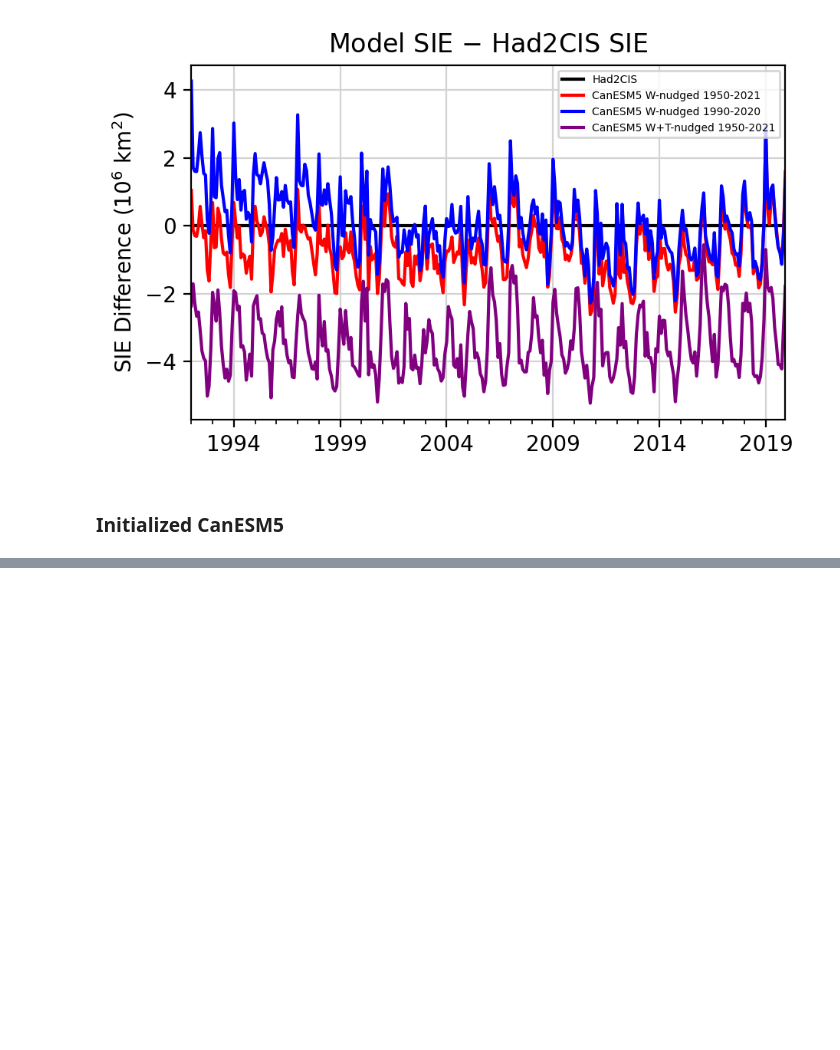
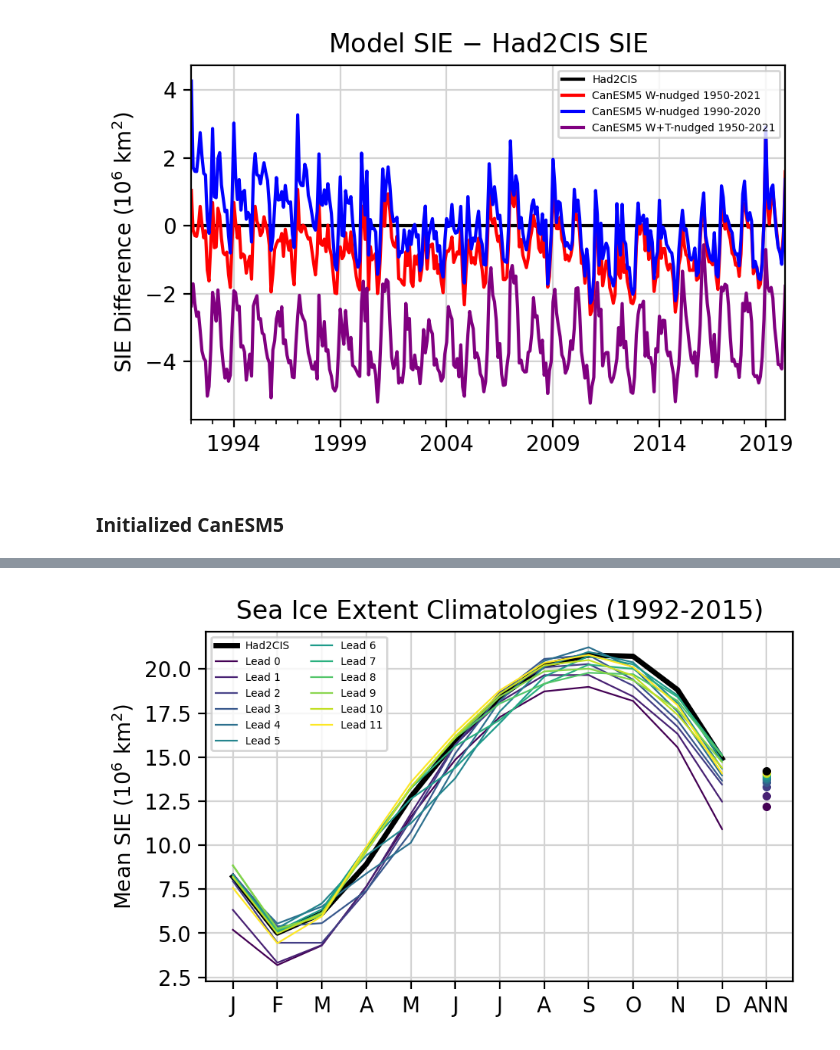
Before and after one commit to bobby-payne/icepack, a Jupyter notebook: Timeseries Plots.ipynb, the cells around one changed output, grey strips where cells are left out. Saved outputs shown, nothing was run; the diff lists cells and outputs as text; code cells hidden in the pictures; blank space fills up the shorter version.

Commit message:
added initialized CanESM5 climatology

```diff
--- a/Timeseries Plots.ipynb
+++ b/Timeseries Plots.ipynb
@@ -110,10 +112,11 @@ for i in range(len(sic_list)):
     im = i + 1
     sic_list[i] = sic_list[i].assign_coords(lead=(sic_list[i]['time.month'] - im)%12)
 
-# sort by LEAD TIME
+# sort by LEAD TIME and SIE, anomalies, climatology.
 sic_CanESM5_init = [xr.merge([sic_list[im-1].where(sic_list[im-1]['lead']==lead,drop=True) for im in np.arange(1,13)]) for lead in range(12)]
 sie_CanESM5_init = [sic_to_sie(sic, grid, lat_bounds=(-90,0), sic_label='SICN', lat_label='latitude', lon_label='longitude', ensemble='mean').drop_vars('lead').load() for sic in sic_CanESM5_init]
 sie_anom_CanESM5_init = [remove_trend(sie,'SIE',method=method,ref_period=daterange) for sie in sie_CanESM5_init]
+sie_clim_CanESM5_init = [get_climatology(sie,var='SIE',ref_period=daterange_clim) for sie in sie_CanESM5_init]
 # %% [output]
 0 ../data/model/CanESM5/init/sic_1x1/sf_chfp3b_1x1_1980_m01_2020_m12_ens10_sicn.nc
 1 ../data/model/CanESM5/init/sic_1x1/sf_chfp3b_1x1_1980_m02_2021_m01_ens10_sicn.nc
@@ -268,0 +273,27 @@ plt.show()
+# %%
+fix,ax=plt.subplots(1,1,figsize=(5,3),dpi=200)
+
+# The data to be plotted. Labels for legend are defined in a previous cell.
+xticklabels = ['J','F','M','A','M','J','J','A','S','O','N','D','ANN']
+colors = cm.viridis(np.linspace(0,1,12))
+labels = ['Had2CIS','Lead 0','Lead 1','Lead 2','Lead 3','Lead 4','Lead 5','Lead 6','Lead 7','Lead 8','Lead 9','Lead 10','Lead 11']
+
+# Plot the data
+ax.plot(sie_clim_Had2CIS[1:],color='black',label="Had2CIS",linewidth=2.5)
+for i,data in enumerate(sie_clim_CanESM5_init):
+    ax.plot(data[1:],'-',color=colors[i],label=labels[i+1],linewidth=.8)
+for i,data in enumerate(sie_clim_CanESM5_init):
+    ax.plot(12,data[0],'.',color=colors[i])
+ax.plot(12,sie_clim_Had2CIS[0],'.',color='black')
+
+# Other details of the plots
+ax.set_xticks(np.arange(13))
+ax.set_xticklabels(xticklabels)
+ax.set_xlabel(None)
+ax.set_ylabel(r"Mean SIE ($10^6\ \mathrm{km}^2$)")
+ax.set_title(f"Sea Ice Extent Climatologies ({daterange_clim[0]}-{daterange_clim[1]})")
+ax.grid(color='lightgrey')
+ax.legend(labels,ncols=2,fontsize=5)
+plt.show()
+# %% [output]
+[figure, added]
```
Also changed, not shown: parts of 4 cells of this notebook.
